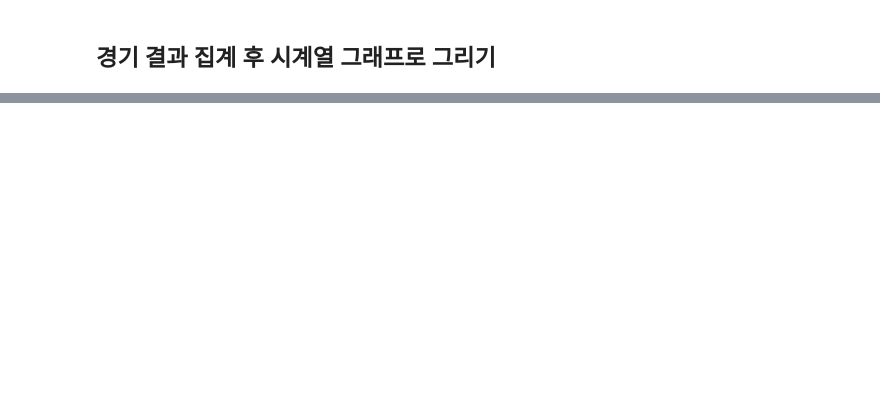
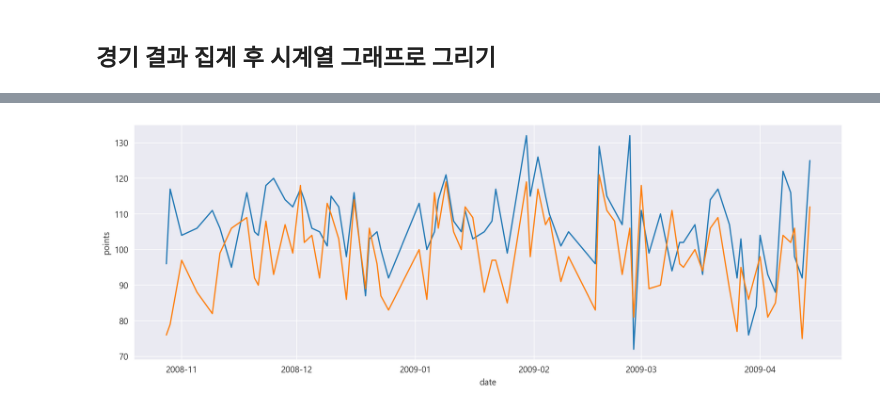
Before and after one commit to xudegloss/data-analysis, a Jupyter notebook: 02_Lakers/data_analysis.ipynb, the cells around one changed output, grey strips where cells are left out. Saved outputs shown, nothing was run; the diff lists cells and outputs as text; code cells hidden in the pictures; blank space fills up the shorter version.

```diff
--- a/02_Lakers/data_analysis.ipynb
+++ b/02_Lakers/data_analysis.ipynb
@@ -348,7 +348,7 @@ df1.head()
 | 1867 | 2008-11-09 | HOU | home | 12:00 | 1 | jump ball | OFF | NaN | NaN | 0 | NaN | ... |
 # %%
 # 마이너스 깨짐 방지
-plt.rc('font', family='NanumGothic')
+plt.rcParams['axes.unicode_minus'] = False
 
 # seaborn 배경색 설정
 sns.set_style("darkgrid")
@@ -461,0 +496,3 @@ _=ax.set_title("쿼터 별 행동 발생 횟수")
+# %%
+df_success=df_copy.loc[df_copy["result"].isin(["made"])]
+df3=df_success[["date", "team", "points"]].groupby(["date", "team"], as_index=False).sum()
@@ -461,0 +515,16 @@ _=ax.set_title("쿼터 별 행동 발생 횟수")
+# %%
+# LAL 기준으로 경기 결과 확인하기
+lal=df3.loc[df3["team"]=="LAL"] # LAL
+opp=df3.loc[df3["team"]!="LAL"] # 상대팀
+
+# 하나의 데이터를 LAL팀과 상대팀으로 나누어서 그래프 생성하기
+# %%
+# 따로 그려보자, 가독성이 떨어진다
+# 병합한 뒤에 승리한 날과 패배한 날을 나눠서 생각해보자
+
+fig, ax=plt.subplots(1, 1, figsize=(15, 5), dpi=200)
+
+_=sns.lineplot(data=lal, x="date", y="points")
+_=sns.lineplot(data=opp, x="date", y="points")
+# %% [output]
+[figure, added]
```
Also changed, not shown: parts of 15 cells of this notebook.
